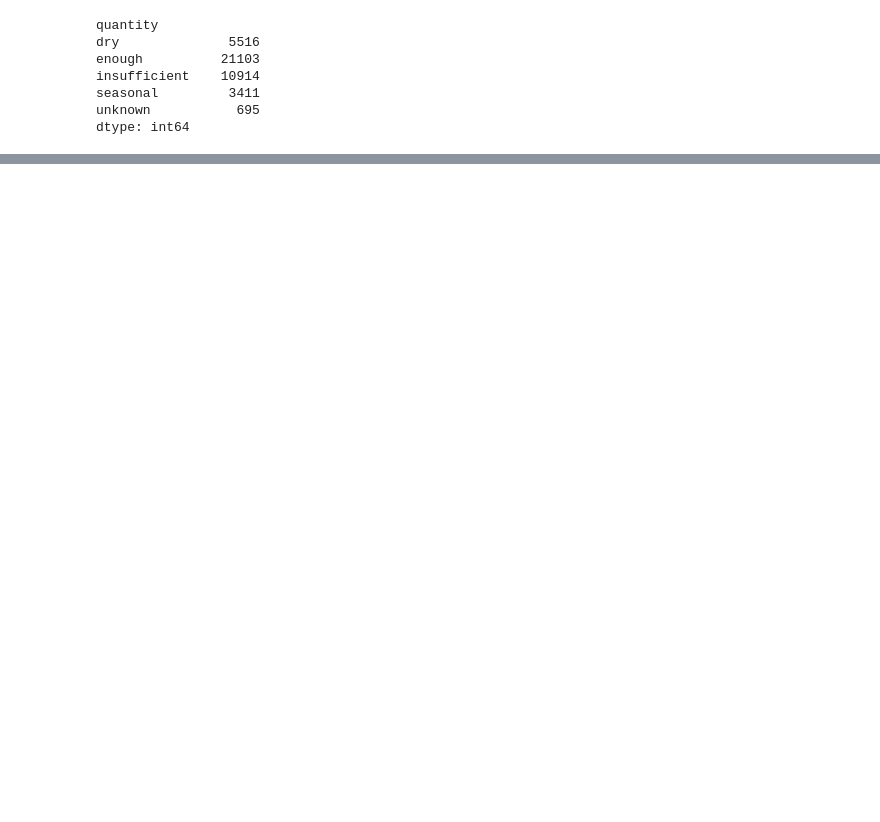
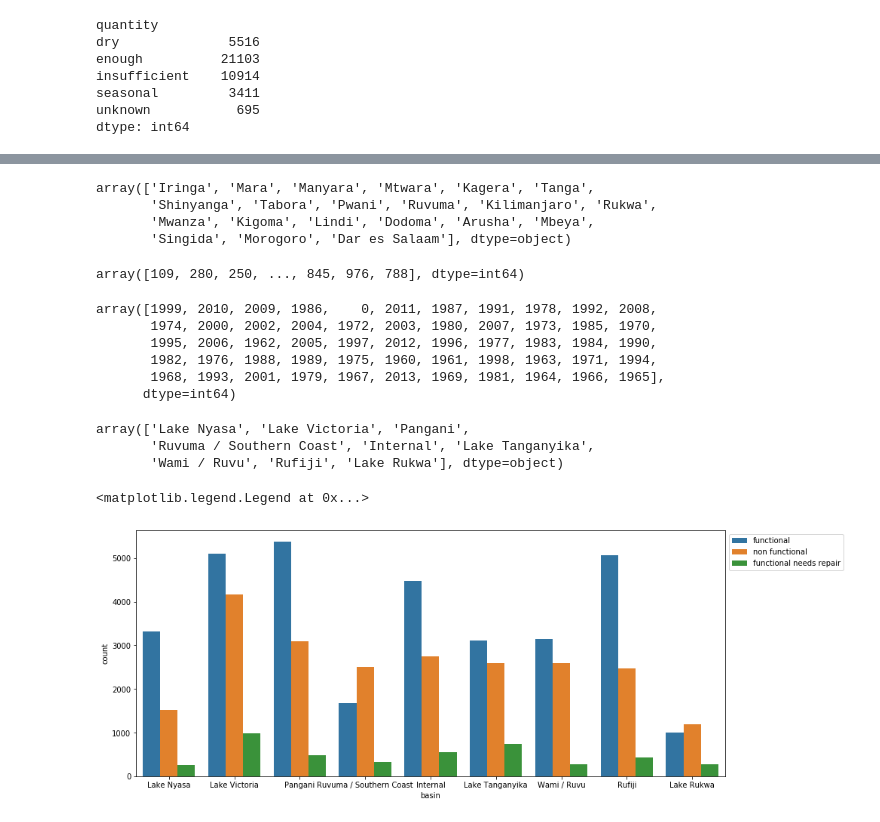
Before and after one commit to atalebizadeh/DS-Career-Track, a Jupyter notebook: Capstone Project 1/Water Pumps/Water Pumps - Final EDA.ipynb, the cells around one changed output, grey strips where cells are left out. Saved outputs shown, nothing was run; the diff lists cells and outputs as text; code cells hidden in the pictures; blank space fills up the shorter version.

```diff
--- a/Capstone Project 1/Water Pumps/Water Pumps - Final EDA.ipynb
+++ b/Capstone Project 1/Water Pumps/Water Pumps - Final EDA.ipynb
@@ -147,0 +231,33 @@ dtype: int64
+# %%
+df['region'].unique()
+# %% [output]
+array(['Iringa', 'Mara', 'Manyara', 'Mtwara', 'Kagera', 'Tanga',
+       'Shinyanga', 'Tabora', 'Pwani', 'Ruvuma', 'Kilimanjaro', 'Rukwa',
+       'Mwanza', 'Kigoma', 'Lindi', 'Dodoma', 'Arusha', 'Mbeya',
+       'Singida', 'Morogoro', 'Dar es Salaam'], dtype=object)
+# %%
+df['population'].unique()
+# %% [output]
+array([109, 280, 250, ..., 845, 976, 788], dtype=int64)
+# %%
+df['construction_year'].unique()
+# %% [output]
+array([1999, 2010, 2009, 1986,    0, 2011, 1987, 1991, 1978, 1992, 2008,
+       1974, 2000, 2002, 2004, 1972, 2003, 1980, 2007, 1973, 1985, 1970,
+       1995, 2006, 1962, 2005, 1997, 2012, 1996, 1977, 1983, 1984, 1990,
+       1982, 1976, 1988, 1989, 1975, 1960, 1961, 1998, 1963, 1971, 1994,
+       1968, 1993, 2001, 1979, 1967, 2013, 1969, 1981, 1964, 1966, 1965],
+      dtype=int64)
+# %%
+df['basin'].unique()
+# %% [output]
+array(['Lake Nyasa', 'Lake Victoria', 'Pangani',
+       'Ruvuma / Southern Coast', 'Internal', 'Lake Tanganyika',
+       'Wami / Ruvu', 'Rufiji', 'Lake Rukwa'], dtype=object)
+# %%
+plt.figure(figsize=(14,6))
+sns.countplot(data=df,x='basin',hue='status_group')
+plt.legend(bbox_to_anchor=(1, 1), loc=2)
+# %% [output]
+<matplotlib.legend.Legend at 0x...>
+[figure, added]
```
Also changed, not shown: parts of 14 cells of this notebook.
